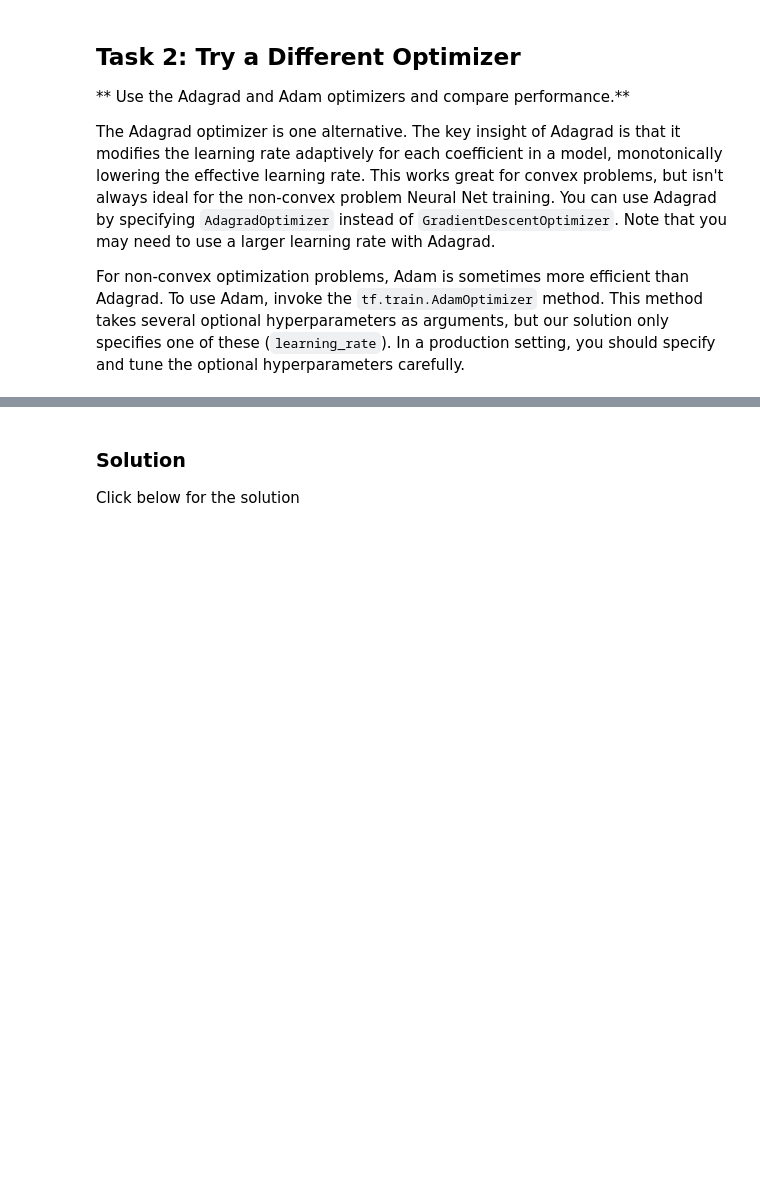
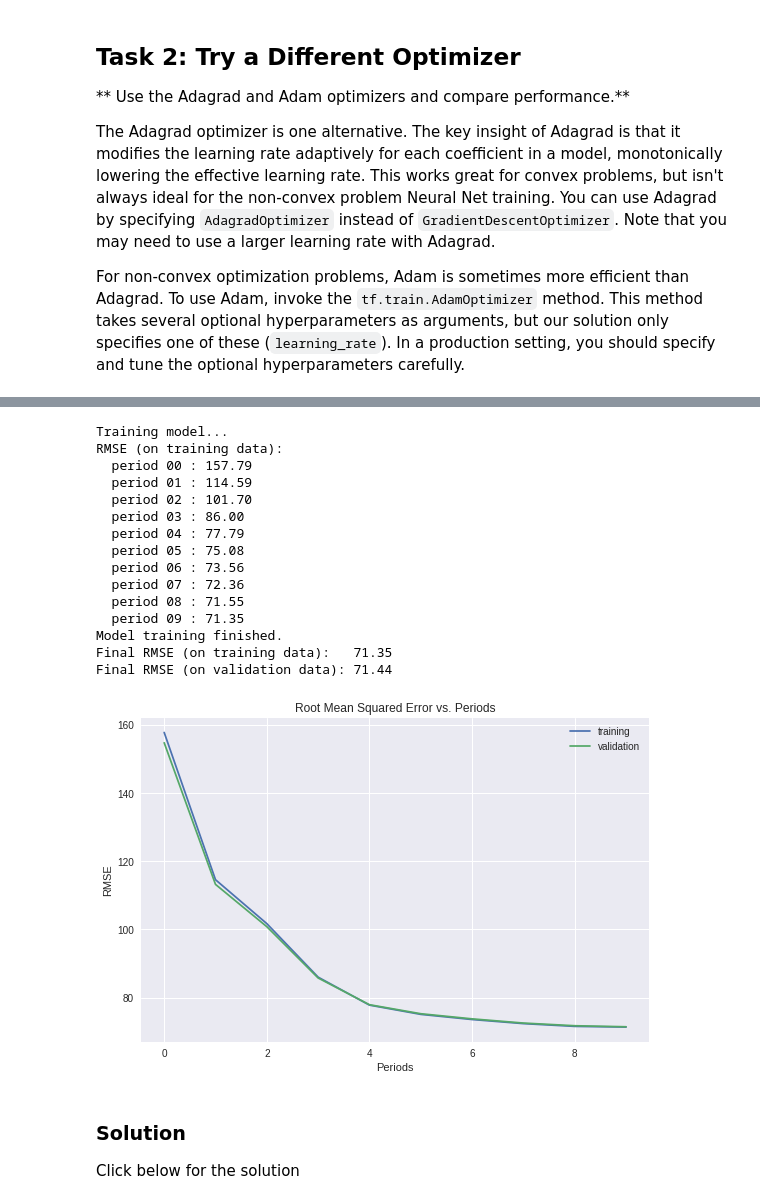
Before and after one commit to tenvol/tsf00, a Jupyter notebook: improving_neural_net_performance.ipynb, the cells around one changed output, grey strips where cells are left out. Cells and saved outputs as stored; diff of their text form; code cells hidden in the pictures; blank space fills up the shorter version.

```diff
--- a/improving_neural_net_performance.ipynb
+++ b/improving_neural_net_performance.ipynb
@@ -652,3 +679,30 @@ For non-convex optimization problems, Adam is sometimes more efficient than Adag
+# %%
+_ = train_nn_regression_model(
+    my_optimizer=tf.train.GradientDescentOptimizer(learning_rate=0.005),
+    steps=2000,
+    batch_size=50,
+    hidden_units=[10, 10],
+    training_examples=normalized_training_examples,
+    training_targets=training_targets,
+    validation_examples=normalized_validation_examples,
+    validation_targets=validation_targets)
+# %% [output]
+Training model...
+RMSE (on training data):
+  period 00 : 157.79
+  period 01 : 114.59
+  period 02 : 101.70
+  period 03 : 86.00
+  period 04 : 77.79
+  period 05 : 75.08
+  period 06 : 73.56
+  period 07 : 72.36
+  period 08 : 71.55
+  period 09 : 71.35
+Model training finished.
+Final RMSE (on training data):   71.35
+Final RMSE (on validation data): 71.44
+[figure, added]
 # %% [markdown]
 ### Solution
 
```
Also changed, not shown: parts of 1 cell of this notebook.
